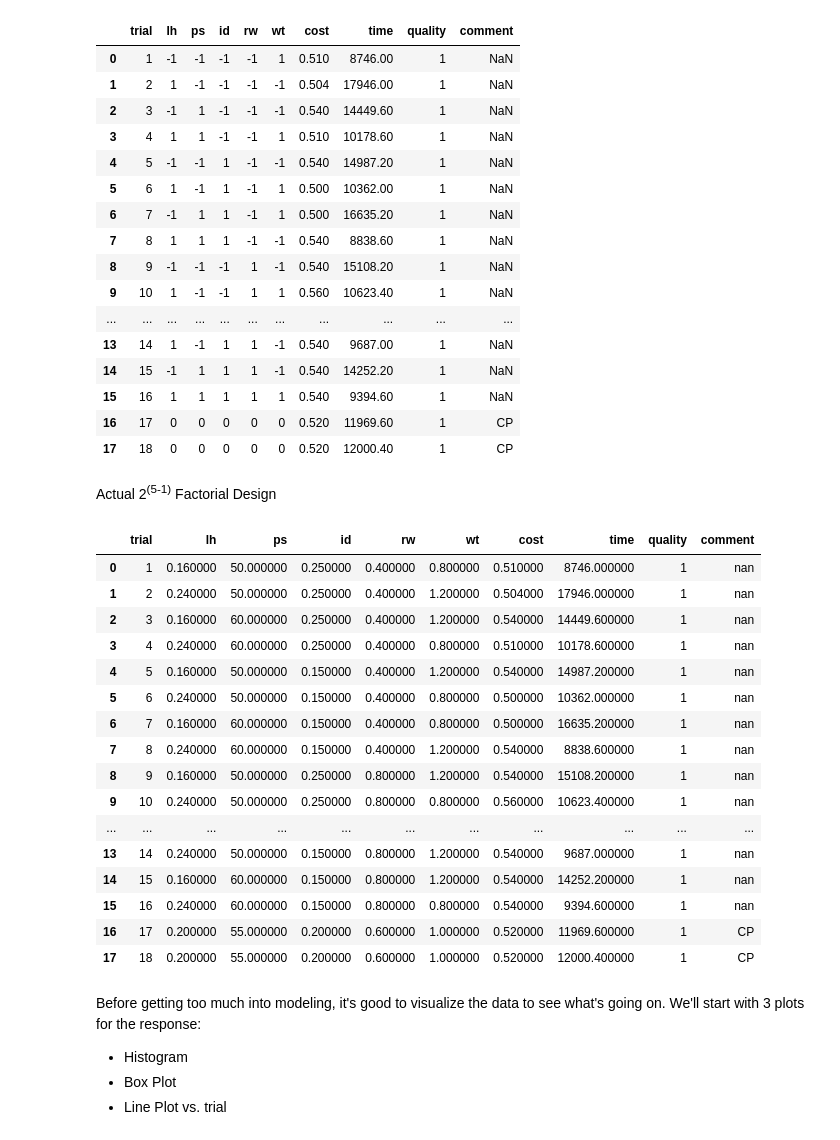
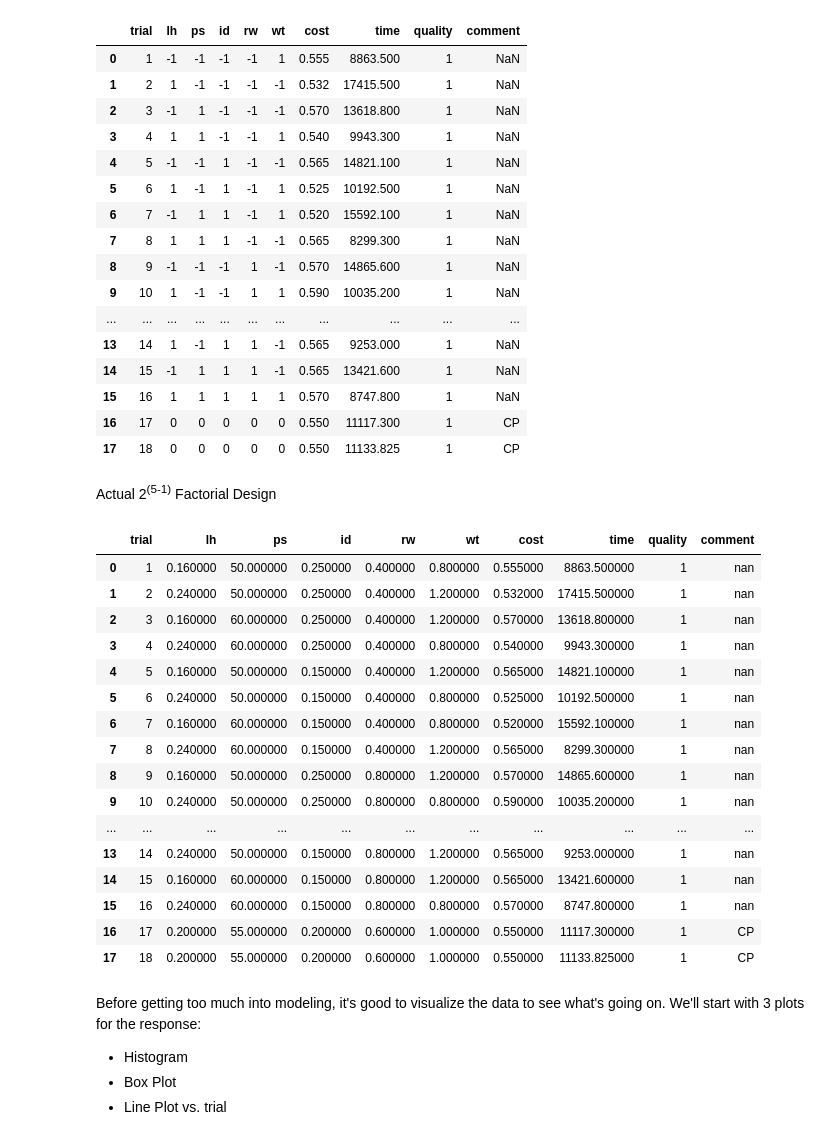
Before and after one commit to wilsongis/3DP_Experiments, a Jupyter notebook: experiments/3DP Combined Cost.ipynb, the cells around one changed output. Saved outputs shown, nothing was run; the diff lists cells and outputs as text; code cells hidden in the pictures.

Commit message:
Added combined data analysis

```diff
--- a/experiments/3DP Combined Cost.ipynb
+++ b/experiments/3DP Combined Cost.ipynb
@@ -18,7 +18,7 @@ warnings.filterwarnings('ignore')
 # Files
 
 columns = ['trial', 'lh', 'ps', 'id', 'rw', 'wt', 'cost', 'time', 'quality', 'comment']
-cr6DoE = pd.read_csv('https://raw.githubusercontent.com/wilsongis/3DP_Experiments/main/Data/combined-doe-schedule.csv', skiprows=1, sep=',', names=columns, index_col=False)
+combinedDoE = pd.read_csv('https://raw.githubusercontent.com/wilsongis/3DP_Experiments/main/Data/combined-doe-schedule.csv', skiprows=1, sep=',', names=columns, index_col=False)
 # %%
 # helper functions for this notebook
 
@@ -71,49 +71,49 @@ actual_lows = { 'lh' : lh_low, 'ps' : ps_low, 'id': id_low, 'rw': rw_low, 'wt':
 actual_highs = { 'lh' : lh_hi, 'ps' : ps_hi, 'id': id_hi, 'rw': rw_hi, 'wt': wt_hi }
 units = { 'lh' : 'mm', 'ps' : 'mm/s', 'id': '%', 'rw': 'mm', 'wt': 'mm' }
 # %%
-display(cr6DoE)
+display(combinedDoE)
 # %% [output]
 |  | trial | lh | ps | id | rw | wt | cost | time | quality | comment |
-| 0 | 1 | -1 | -1 | -1 | -1 | 1 | 0.510 | 8746.00 | 1 | NaN |
-| 1 | 2 | 1 | -1 | -1 | -1 | -1 | 0.504 | 17946.00 | 1 | NaN |
-| 2 | 3 | -1 | 1 | -1 | -1 | -1 | 0.540 | 14449.60 | 1 | NaN |
-| 3 | 4 | 1 | 1 | -1 | -1 | 1 | 0.510 | 10178.60 | 1 | NaN |
-| 4 | 5 | -1 | -1 | 1 | -1 | -1 | 0.540 | 14987.20 | 1 | NaN |
-| 5 | 6 | 1 | -1 | 1 | -1 | 1 | 0.500 | 10362.00 | 1 | NaN |
-| 6 | 7 | -1 | 1 | 1 | -1 | 1 | 0.500 | 16635.20 | 1 | NaN |
-| 7 | 8 | 1 | 1 | 1 | -1 | -1 | 0.540 | 8838.60 | 1 | NaN |
-| 8 | 9 | -1 | -1 | -1 | 1 | -1 | 0.540 | 15108.20 | 1 | NaN |
-| 9 | 10 | 1 | -1 | -1 | 1 | 1 | 0.560 | 10623.40 | 1 | NaN |
+| 0 | 1 | -1 | -1 | -1 | -1 | 1 | 0.555 | 8863.500 | 1 | NaN |
+| 1 | 2 | 1 | -1 | -1 | -1 | -1 | 0.532 | 17415.500 | 1 | NaN |
+| 2 | 3 | -1 | 1 | -1 | -1 | -1 | 0.570 | 13618.800 | 1 | NaN |
+| 3 | 4 | 1 | 1 | -1 | -1 | 1 | 0.540 | 9943.300 | 1 | NaN |
+| 4 | 5 | -1 | -1 | 1 | -1 | -1 | 0.565 | 14821.100 | 1 | NaN |
+| 5 | 6 | 1 | -1 | 1 | -1 | 1 | 0.525 | 10192.500 | 1 | NaN |
+| 6 | 7 | -1 | 1 | 1 | -1 | 1 | 0.520 | 15592.100 | 1 | NaN |
+| 7 | 8 | 1 | 1 | 1 | -1 | -1 | 0.565 | 8299.300 | 1 | NaN |
+| 8 | 9 | -1 | -1 | -1 | 1 | -1 | 0.570 | 14865.600 | 1 | NaN |
+| 9 | 10 | 1 | -1 | -1 | 1 | 1 | 0.590 | 10035.200 | 1 | NaN |
 | ... | ... | ... | ... | ... | ... | ... | ... | ... | ... | ... |
-| 13 | 14 | 1 | -1 | 1 | 1 | -1 | 0.540 | 9687.00 | 1 | NaN |
-| 14 | 15 | -1 | 1 | 1 | 1 | -1 | 0.540 | 14252.20 | 1 | NaN |
-| 15 | 16 | 1 | 1 | 1 | 1 | 1 | 0.540 | 9394.60 | 1 | NaN |
-| 16 | 17 | 0 | 0 | 0 | 0 | 0 | 0.520 | 11969.60 | 1 | CP |
-| 17 | 18 | 0 | 0 | 0 | 0 | 0 | 0.520 | 12000.40 | 1 | CP |
+| 13 | 14 | 1 | -1 | 1 | 1 | -1 | 0.565 | 9253.000 | 1 | NaN |
+| 14 | 15 | -1 | 1 | 1 | 1 | -1 | 0.565 | 13421.600 | 1 | NaN |
+| 15 | 16 | 1 | 1 | 1 | 1 | 1 | 0.570 | 8747.800 | 1 | NaN |
+| 16 | 17 | 0 | 0 | 0 | 0 | 0 | 0.550 | 11117.300 | 1 | CP |
+| 17 | 18 | 0 | 0 | 0 | 0 | 0 | 0.550 | 11133.825 | 1 | CP |
 # %%
-cr6DoE_actual = coded_to_actual(cr6DoE, actual_lows, actual_highs)
+combinedDoE_actual = coded_to_actual(combinedDoE, actual_lows, actual_highs)
 
 display(Markdown("Actual 2<sup>(5-1)</sup> Factorial Design"))
-display(PrettyPandas(cr6DoE_actual))
+display(PrettyPandas(combinedDoE_actual))
 # %% [output]
 Actual 2<sup>(5-1)</sup> Factorial Design
 |  | trial | lh | ps | id | rw | wt | cost | time | quality | comment |
-| 0 | 1 | 0.160000 | 50.000000 | 0.250000 | 0.400000 | 0.800000 | 0.510000 | 8746.000000 | 1 | nan |
-| 1 | 2 | 0.240000 | 50.000000 | 0.250000 | 0.400000 | 1.200000 | 0.504000 | 17946.000000 | 1 | nan |
-| 2 | 3 | 0.160000 | 60.000000 | 0.250000 | 0.400000 | 1.200000 | 0.540000 | 14449.600000 | 1 | nan |
-| 3 | 4 | 0.240000 | 60.000000 | 0.250000 | 0.400000 | 0.800000 | 0.510000 | 10178.600000 | 1 | nan |
-| 4 | 5 | 0.160000 | 50.000000 | 0.150000 | 0.400000 | 1.200000 | 0.540000 | 14987.200000 | 1 | nan |
-| 5 | 6 | 0.240000 | 50.000000 | 0.150000 | 0.400000 | 0.800000 | 0.500000 | 10362.000000 | 1 | nan |
-| 6 | 7 | 0.160000 | 60.000000 | 0.150000 | 0.400000 | 0.800000 | 0.500000 | 16635.200000 | 1 | nan |
-| 7 | 8 | 0.240000 | 60.000000 | 0.150000 | 0.400000 | 1.200000 | 0.540000 | 8838.600000 | 1 | nan |
-| 8 | 9 | 0.160000 | 50.000000 | 0.250000 | 0.800000 | 1.200000 | 0.540000 | 15108.200000 | 1 | nan |
-| 9 | 10 | 0.240000 | 50.000000 | 0.250000 | 0.800000 | 0.800000 | 0.560000 | 10623.400000 | 1 | nan |
+| 0 | 1 | 0.160000 | 50.000000 | 0.250000 | 0.400000 | 0.800000 | 0.555000 | 8863.500000 | 1 | nan |
+| 1 | 2 | 0.240000 | 50.000000 | 0.250000 | 0.400000 | 1.200000 | 0.532000 | 17415.500000 | 1 | nan |
+| 2 | 3 | 0.160000 | 60.000000 | 0.250000 | 0.400000 | 1.200000 | 0.570000 | 13618.800000 | 1 | nan |
+| 3 | 4 | 0.240000 | 60.000000 | 0.250000 | 0.400000 | 0.800000 | 0.540000 | 9943.300000 | 1 | nan |
+| 4 | 5 | 0.160000 | 50.000000 | 0.150000 | 0.400000 | 1.200000 | 0.565000 | 14821.100000 | 1 | nan |
+| 5 | 6 | 0.240000 | 50.000000 | 0.150000 | 0.400000 | 0.800000 | 0.525000 | 10192.500000 | 1 | nan |
+| 6 | 7 | 0.160000 | 60.000000 | 0.150000 | 0.400000 | 0.800000 | 0.520000 | 15592.100000 | 1 | nan |
+| 7 | 8 | 0.240000 | 60.000000 | 0.150000 | 0.400000 | 1.200000 | 0.565000 | 8299.300000 | 1 | nan |
+| 8 | 9 | 0.160000 | 50.000000 | 0.250000 | 0.800000 | 1.200000 | 0.570000 | 14865.600000 | 1 | nan |
+| 9 | 10 | 0.240000 | 50.000000 | 0.250000 | 0.800000 | 0.800000 | 0.590000 | 10035.200000 | 1 | nan |
 | ... | ... | ... | ... | ... | ... | ... | ... | ... | ... | ... |
-| 13 | 14 | 0.240000 | 50.000000 | 0.150000 | 0.800000 | 1.200000 | 0.540000 | 9687.000000 | 1 | nan |
-| 14 | 15 | 0.160000 | 60.000000 | 0.150000 | 0.800000 | 1.200000 | 0.540000 | 14252.200000 | 1 | nan |
-| 15 | 16 | 0.240000 | 60.000000 | 0.150000 | 0.800000 | 0.800000 | 0.540000 | 9394.600000 | 1 | nan |
-| 16 | 17 | 0.200000 | 55.000000 | 0.200000 | 0.600000 | 1.000000 | 0.520000 | 11969.600000 | 1 | CP |
-| 17 | 18 | 0.200000 | 55.000000 | 0.200000 | 0.600000 | 1.000000 | 0.520000 | 12000.400000 | 1 | CP |
+| 13 | 14 | 0.240000 | 50.000000 | 0.150000 | 0.800000 | 1.200000 | 0.565000 | 9253.000000 | 1 | nan |
+| 14 | 15 | 0.160000 | 60.000000 | 0.150000 | 0.800000 | 1.200000 | 0.565000 | 13421.600000 | 1 | nan |
+| 15 | 16 | 0.240000 | 60.000000 | 0.150000 | 0.800000 | 0.800000 | 0.570000 | 8747.800000 | 1 | nan |
+| 16 | 17 | 0.200000 | 55.000000 | 0.200000 | 0.600000 | 1.000000 | 0.550000 | 11117.300000 | 1 | CP |
+| 17 | 18 | 0.200000 | 55.000000 | 0.200000 | 0.600000 | 1.000000 | 0.550000 | 11133.825000 | 1 | CP |
 # %% [markdown]
 Before getting too much into modeling, it's good to visualize the data to see what's going on. We'll start with 3 plots for the response:
 * Histogram
```
Also changed, not shown: parts of 5 cells of this notebook, 1 other file.
